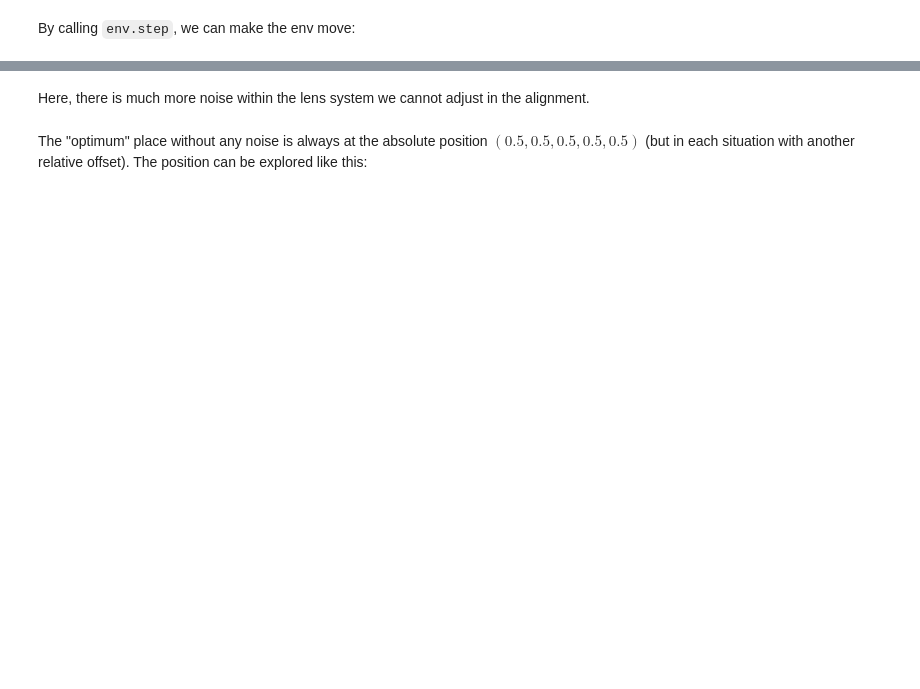
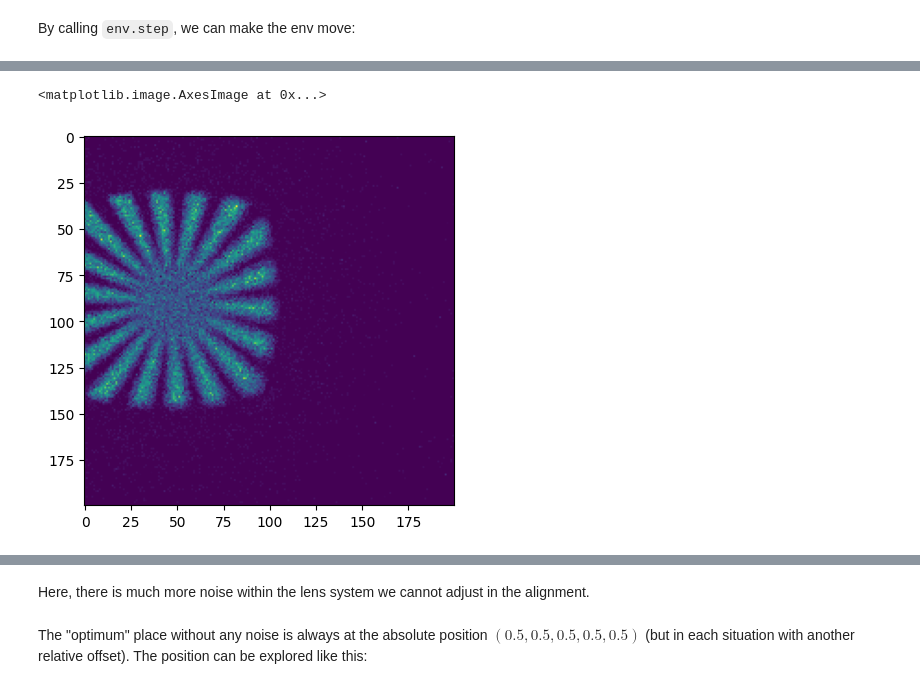
Before and after one commit to HS-Kempten/relign, a Jupyter notebook: docs/getting_started.ipynb, the cells around one changed output, grey strips where cells are left out. Cells and saved outputs as stored; diff of their text form; code cells hidden in the pictures; blank space fills up the shorter version.

```diff
--- a/docs/getting_started.ipynb
+++ b/docs/getting_started.ipynb
@@ -60,0 +86,5 @@ plt.show()
+# %%
+plt.imshow(obs)
+# %% [output]
+<matplotlib.image.AxesImage at 0x...>
+[figure, added]
```
Also changed, not shown: parts of 43 cells of this notebook, 52 other files.
